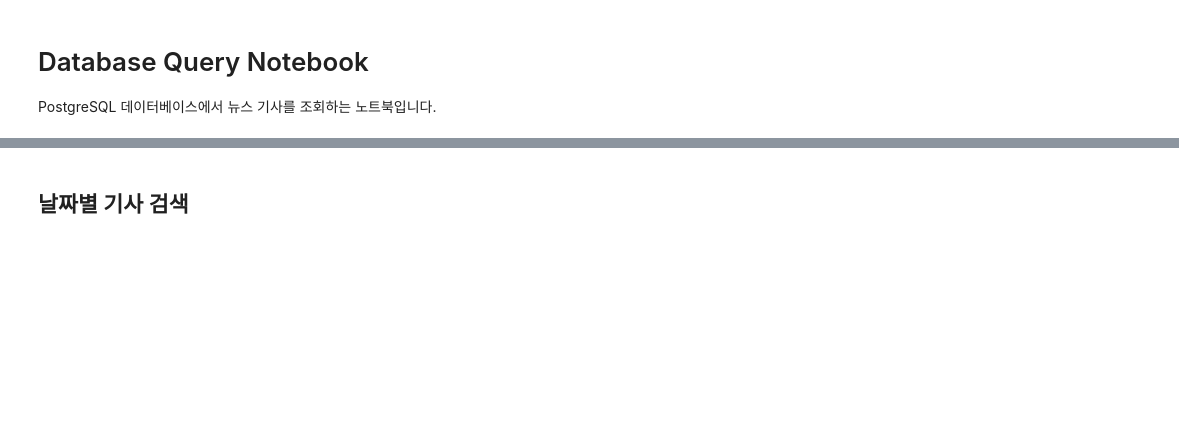
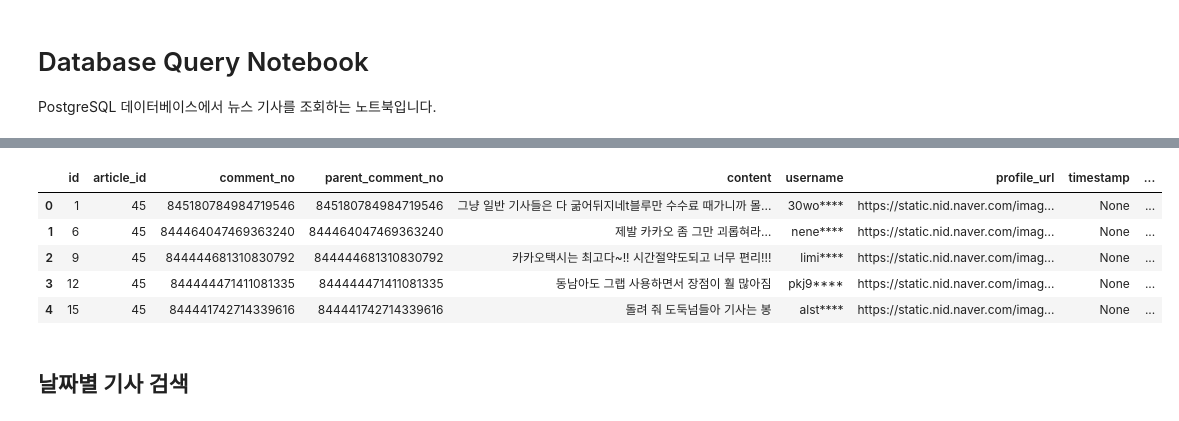
Before and after one commit to adalgu/RiskWatch, a Jupyter notebook: scripts/notebook/db_query.ipynb, the cells around one changed output, grey strips where cells are left out. Saved outputs shown, nothing was run; the diff lists cells and outputs as text; code cells hidden in the pictures; blank space fills up the shorter version.

```diff
--- a/scripts/notebook/db_query.ipynb
+++ b/scripts/notebook/db_query.ipynb
@@ -15,13 +7,10 @@ Requirement already satisfied: six>=1.5 in /opt/conda/lib/python3.11/site-packag
 # %%
-import psycopg2
 import pandas as pd
 from datetime import datetime
+from sqlalchemy import create_engine
 
 # PostgreSQL 연결 설정
 def get_db_connection():
-    return psycopg2.connect(
-        host="localhost",  # Docker service name
-        database="news_db",
-        user="postgres",
-        password="password"
+    return create_engine(
+        "postgresql://postgres:password@localhost:5432/news_db"
     )
@@ -55,3 +29,15 @@ conn.close()
+# %%
+# 접속 테스트
+engine = get_db_connection()
+df = pd.read_sql("SELECT * FROM comments LIMIT 5;", engine)
+display(df)
+# %% [output]
+|  | id | article_id | comment_no | parent_comment_no | content | username | profile_url | timestamp | ... |
+| 0 | 1 | 45 | 845180784984719546 | 845180784984719546 | 그냥 일반 기사들은 다 굶어뒤지네t블루만 수수료 때가니까 몰... | 30wo**** | https://static.nid.naver.com/imag... | None | ... |
+| 1 | 6 | 45 | 844464047469363240 | 844464047469363240 | 제발 카카오 좀 그만 괴롭혀라… | nene**** | https://static.nid.naver.com/imag... | None | ... |
+| 2 | 9 | 45 | 844444681310830792 | 844444681310830792 | 카카오택시는 최고다~!! 시간절약도되고 너무 편리!!! | limi**** | https://static.nid.naver.com/imag... | None | ... |
+| 3 | 12 | 45 | 844444471411081335 | 844444471411081335 | 동남아도 그랩 사용하면서 장점이 훨 많아짐 | pkj9**** | https://static.nid.naver.com/imag... | None | ... |
+| 4 | 15 | 45 | 844441742714339616 | 844441742714339616 | 돌려 줘 도둑넘들아 기사는 봉 | alst**** | https://static.nid.naver.com/imag... | None | ... |
 # %% [markdown]
 ## 날짜별 기사 검색
 # %%
```
Also changed, not shown: parts of 14 cells of this notebook, 50 other files.
